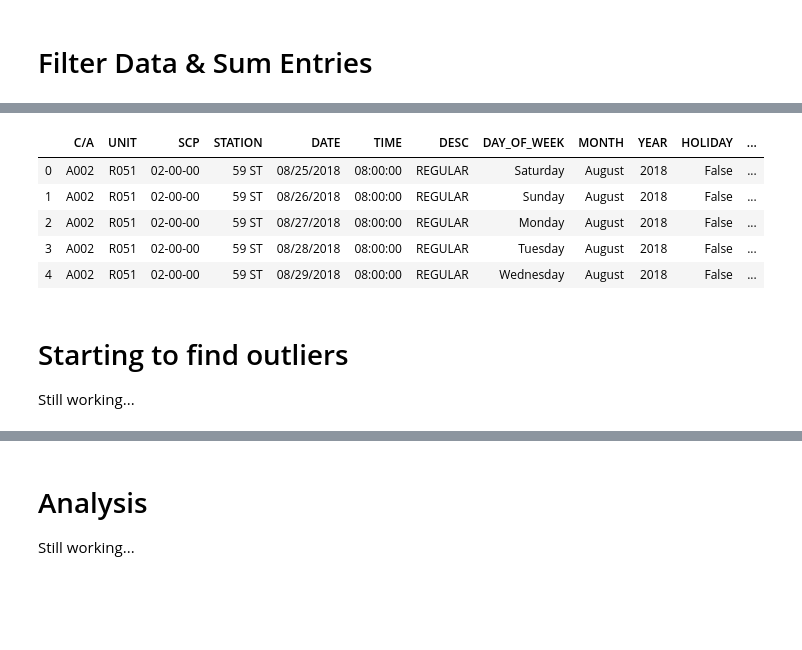
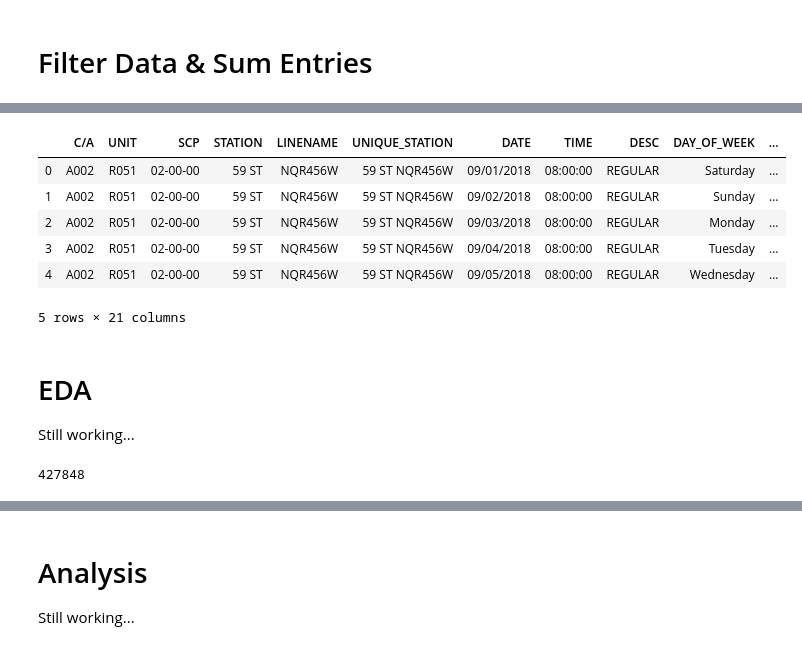
Before and after one commit to thomkav/nyc19_ds21_foottraffic_team2, a Jupyter notebook: notebooks/data_analysis_pipeline.ipynb, the cells around one changed output, grey strips where cells are left out. Drawn from its saved outputs; the diff is of its cells as text; code cells hidden in the pictures; blank space fills up the shorter version.

Commit message:
Initial Graphs of 3-month data in data_analysis_pipeline

```diff
--- a/notebooks/data_analysis_pipeline.ipynb
+++ b/notebooks/data_analysis_pipeline.ipynb
@@ -176,7 +218,4 @@ df = df.drop_duplicates(subset=["C/A", "UNIT", "SCP", "STATION", "DATE_TIME"])
 df_morn = select_time(df)
 
 # sort values
-df_morn.sort_values(["C/A", "UNIT", "SCP", "STATION", "DATE_TIME"],
-                          inplace=True, ascending=True)
-# create column for merging
-df_morn['for_merging'] = df['C/A'] + "_" + df['UNIT'] + "_" + df['SCP'] + "_" + df['STATION'] + "_" + df['DATE']
+df_morn.sort_values(["C/A", "UNIT", "SCP", "STATION", "DATE_TIME"],inplace=True, ascending=True)
@@ -198,7 +228,4 @@ df_first = (df_morn
 # dataframe containing latest turnstile log for each day
 df_last = (df_morn
            .groupby(["C/A", "UNIT", "SCP", "STATION", "DATE"],as_index=False)
-           .tail(1)[['ENTRIES', 'EXITS', 'TIME', 'for_merging']]).rename(columns={'ENTRIES': 'LAST_ENTRIES', 'EXITS': 'LAST_EXITS', 'TIME': 'LAST_TIME'})
-
-# merge
-df_daily = pd.merge(df_first, df_last, on = 'for_merging', how = 'left')
+           .tail(1)[["C/A", "UNIT", "SCP", "STATION", "DATE", 'ENTRIES', 'EXITS', 'TIME']]).rename(columns={'ENTRIES': 'LAST_ENTRIES', 'EXITS': 'LAST_EXITS', 'TIME': 'LAST_TIME'})
@@ -204,0 +241,3 @@ df_daily = pd.merge(df_first, df_last, on = 'for_merging', how = 'left')
+# %%
+# merge
+df_daily = pd.merge(df_first, df_last, on = ["C/A", "UNIT", "SCP", "STATION","DATE"], how = 'left')
@@ -217,3 +280,6 @@ df_daily['DAILY_TOTAL'] = df_daily['DAILY_ENTRIES'] + df_daily['DAILY_EXITS']
+# %%
+# Create column to identify Station
+df_daily['UNIQUE_STATION'] = df_daily['STATION'] + " " + df_daily['LINENAME']
 # %%
 df_daily.head()
 # %% [output]
@@ -227,35 +293,42 @@ df_daily.head()
 # %%
 # Clean up df_daily
 cols = ['C/A',
         'UNIT',
         'SCP',
         'STATION',
+        'LINENAME',
+        'UNIQUE_STATION',
         'DATE',
         'TIME',
         'DESC',
         'DAY_OF_WEEK',
         'MONTH',
         'YEAR',
         'HOLIDAY',
         'ENTRIES',
         'EXITS',
         'LAST_ENTRIES',
         'LAST_EXITS',
         'LAST_TIME',
         'DAILY_ENTRIES',
         'DAILY_EXITS',
         'DAILY_TOTAL']
 
 df_daily_clean = df_daily[cols]
 df_daily_clean.head()
 # %% [output]
-|  | C/A | UNIT | SCP | STATION | DATE | TIME | DESC | DAY_OF_WEEK | MONTH | YEAR | HOLIDAY | ... |
-| 0 | A002 | R051 | 02-00-00 | 59 ST | 08/25/2018 | 08:00:00 | REGULAR | Saturday | August | 2018 | False | ... |
-| 1 | A002 | R051 | 02-00-00 | 59 ST | 08/26/2018 | 08:00:00 | REGULAR | Sunday | August | 2018 | False | ... |
-| 2 | A002 | R051 | 02-00-00 | 59 ST | 08/27/2018 | 08:00:00 | REGULAR | Monday | August | 2018 | False | ... |
-| 3 | A002 | R051 | 02-00-00 | 59 ST | 08/28/2018 | 08:00:00 | REGULAR | Tuesday | August | 2018 | False | ... |
-| 4 | A002 | R051 | 02-00-00 | 59 ST | 08/29/2018 | 08:00:00 | REGULAR | Wednesday | August | 2018 | False | ... |
+|  | C/A | UNIT | SCP | STATION | LINENAME | UNIQUE_STATION | DATE | TIME | DESC | DAY_OF_WEEK | ... |
+| 0 | A002 | R051 | 02-00-00 | 59 ST | NQR456W | 59 ST NQR456W | 09/01/2018 | 08:00:00 | REGULAR | Saturday | ... |
+| 1 | A002 | R051 | 02-00-00 | 59 ST | NQR456W | 59 ST NQR456W | 09/02/2018 | 08:00:00 | REGULAR | Sunday | ... |
+| 2 | A002 | R051 | 02-00-00 | 59 ST | NQR456W | 59 ST NQR456W | 09/03/2018 | 08:00:00 | REGULAR | Monday | ... |
+| 3 | A002 | R051 | 02-00-00 | 59 ST | NQR456W | 59 ST NQR456W | 09/04/2018 | 08:00:00 | REGULAR | Tuesday | ... |
+| 4 | A002 | R051 | 02-00-00 | 59 ST | NQR456W | 59 ST NQR456W | 09/05/2018 | 08:00:00 | REGULAR | Wednesday | ... |
+5 rows × 21 columns
 # %% [markdown]
-# Starting to find outliers
+# EDA
 
 Still working...
+# %%
+len(df_daily_clean)
+# %% [output]
+427848
```
Also changed, not shown: parts of 35 cells of this notebook.
